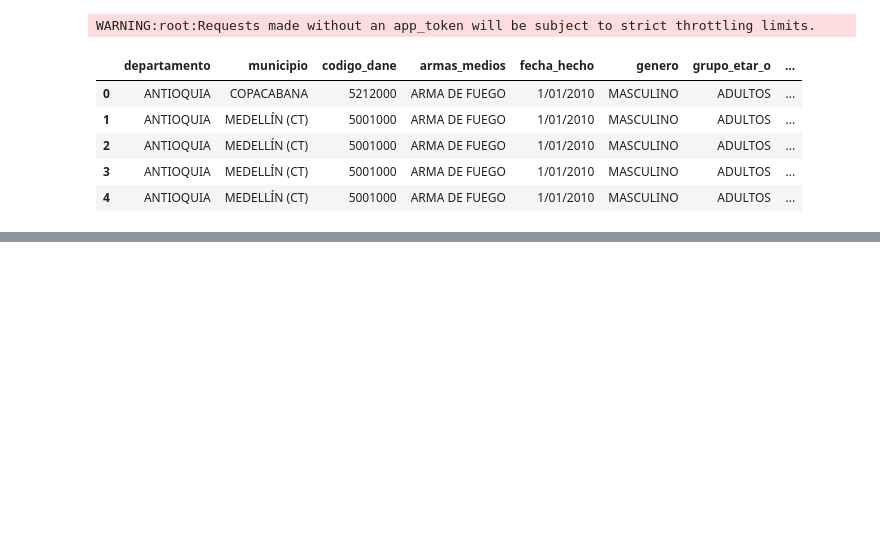
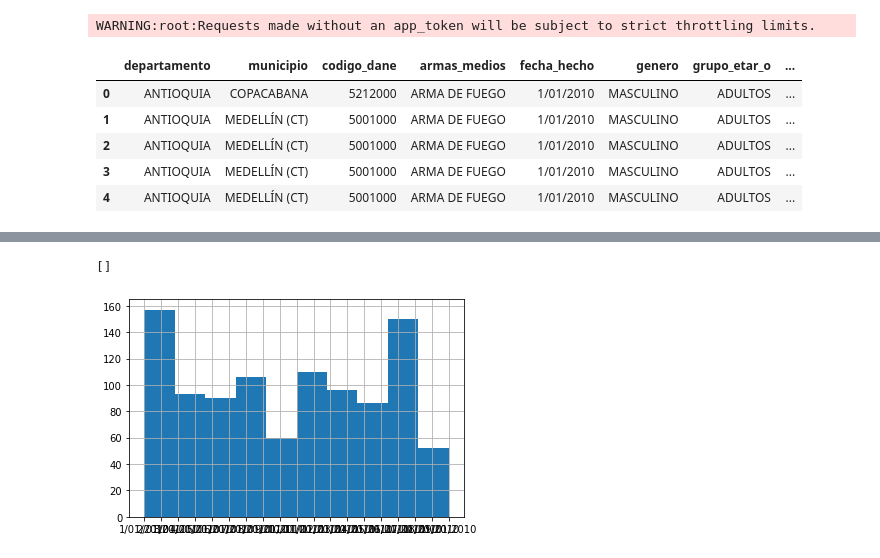
Before and after one commit to david199832/Electiva-Profesional, a Jupyter notebook: Taller1/Homicidios.ipynb, the cells around one changed output, grey strips where cells are left out. Drawn from its saved outputs; the diff is of its cells as text; code cells hidden in the pictures; blank space fills up the shorter version.

```diff
--- a/Taller1/Homicidios.ipynb
+++ b/Taller1/Homicidios.ipynb
@@ -137,0 +173,14 @@ NameError: name 'rrhh_ds' is not defined
+# %%
+#4. ¿Se evidencia alguna tendencia para cometer dicho delito en algún mes particular del año?
+datos6 = (datos.groupby(['descripci_n_conducta','fecha_hecho'])
+               .sum(['cantidad'])
+               .sort_values(['cantidad'], ascending=False)
+               .reset_index())
+
+datos6 =datos6.drop(['codigo_dane'],axis=1)
+datos6['fecha_hecho'].value_counts().plot()
+datos6
+#En los primeros dias del año, es decir en festividades de años nuevo se evidencia un alto incremento en los homicidios siendo el dia más frecute el 1 de enero.
+# %% [output]
+[]
+[figure, added]
```
Also changed, not shown: parts of 9 cells of this notebook.
